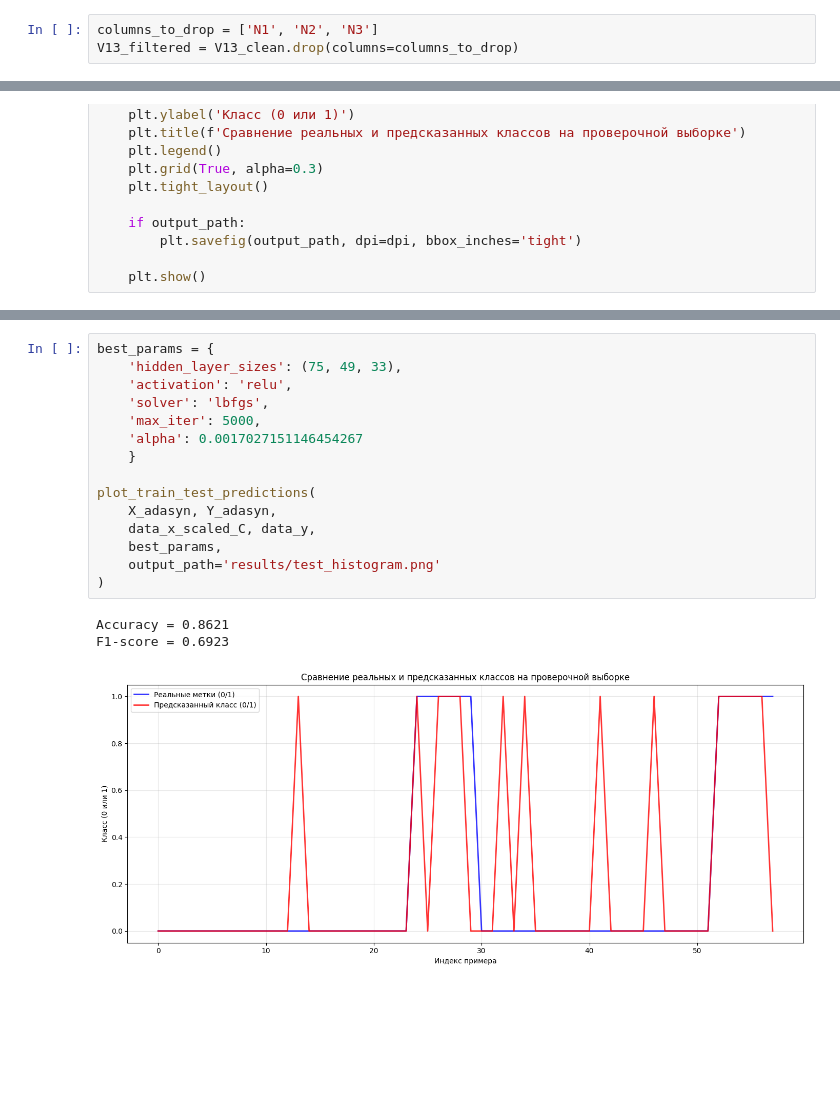
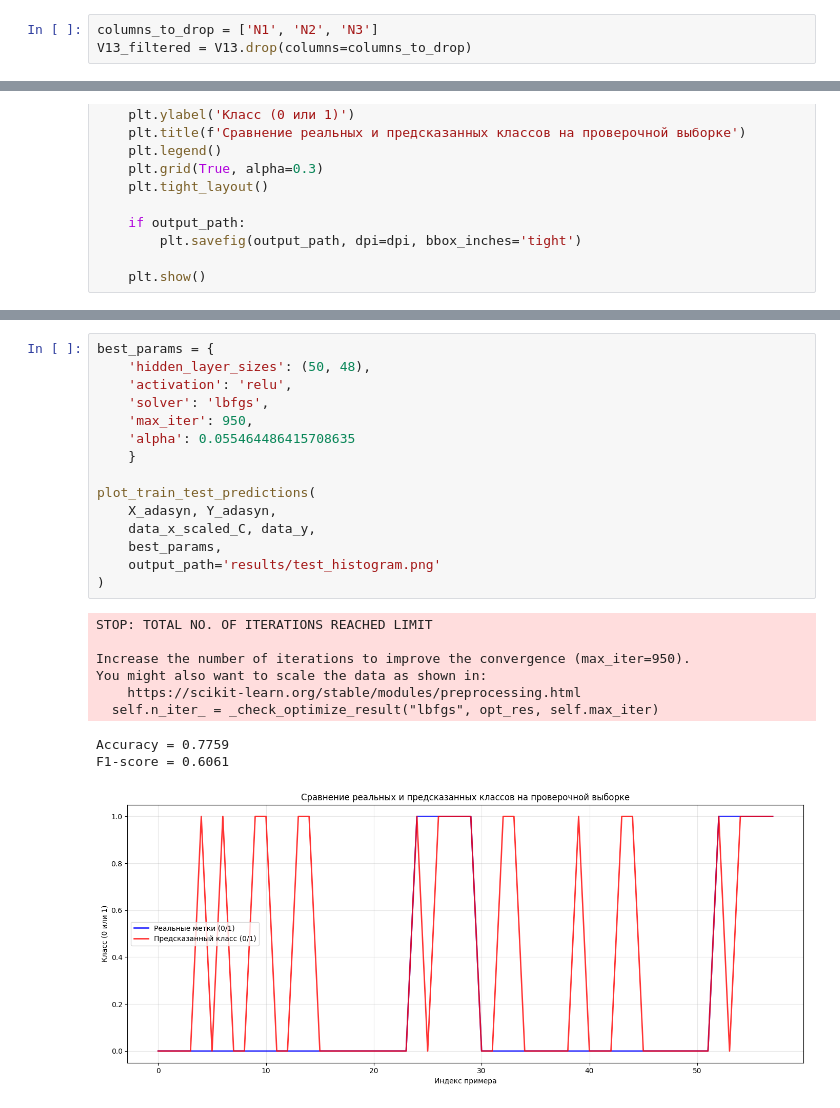
Before and after one commit to Bexaric/LB3_ML_Yakushev, a Jupyter notebook: notebook/Part3_test.ipynb, the cells around one changed output, grey strips where cells are left out. Drawn from its saved outputs; the diff is of its cells as text; blank space fills up the shorter version.

```diff
--- a/notebook/Part3_test.ipynb
+++ b/notebook/Part3_test.ipynb
@@ -259,7 +249,7 @@ display(V13_clean.describe())
 ### <font color='#F5DEB3'> 3. Работа над итоговым датасетом по варианту (V1+V3 для 5-го типа поверхности)
 # %%
 columns_to_drop = ['N1', 'N2', 'N3']
-V13_filtered = V13_clean.drop(columns=columns_to_drop)
+V13_filtered = V13.drop(columns=columns_to_drop)
 # %%
 type_space = config['data']['type_space']
 target_col = config['data']['target_column']
@@ -410,19 +458,25 @@ F1-score = 0.7143
 # %%
 best_params = {
-    'hidden_layer_sizes': (75, 49, 33),
+    'hidden_layer_sizes': (50, 48),
     'activation': 'relu',
     'solver': 'lbfgs',
-    'max_iter': 5000,
-    'alpha': 0.0017027151146454267
+    'max_iter': 950,
+    'alpha': 0.055464486415708635
     }
 
 plot_train_test_predictions(
     X_adasyn, Y_adasyn,
     data_x_scaled_С, data_y,
     best_params,
     output_path='results/test_histogram.png'
 )
 # %% [output]
-Accuracy = 0.8621
-F1-score = 0.6923
+STOP: TOTAL NO. OF ITERATIONS REACHED LIMIT
+
+Increase the number of iterations to improve the convergence (max_iter=950).
+You might also want to scale the data as shown in:
+    https://scikit-learn.org/stable/modules/preprocessing.html
+  self.n_iter_ = _check_optimize_result("lbfgs", opt_res, self.max_iter)
+Accuracy = 0.7759
+F1-score = 0.6061
-[figure, old version]
+[figure, new version]
```
Also changed, not shown: parts of 7 cells of this notebook, 14 other files.
